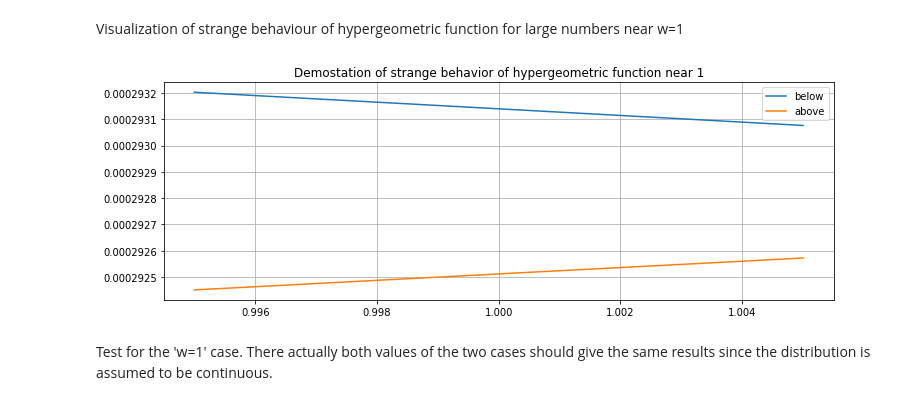
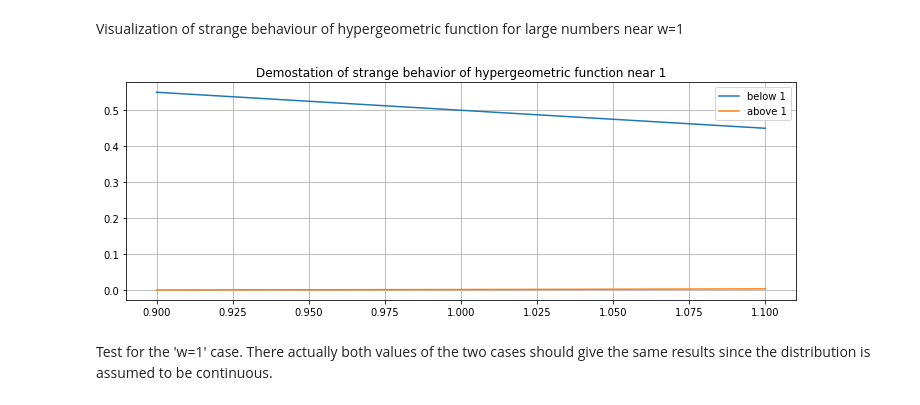
Before and after one commit to jsaffer/vetostudie, a Jupyter notebook: beta_ratio.ipynb, the cells around one changed output. Saved outputs shown, nothing was run; the diff lists cells and outputs as text; code cells hidden in the pictures.

```diff
--- a/beta_ratio.ipynb
+++ b/beta_ratio.ipynb
@@ -80,8 +71,8 @@ def asympt_gammaln(x):
 Function giving logarithm of binomial coefficient (a take b).
 # %%
 def binomln(a, b):
-    return asympt_gammaln(a+1) - asympt_gammaln(b+1) - asympt_gammaln(a-b+1)
-    #return sp.special.gammaln(a+1) - sp.special.gammaln(b+1) - sp.special.gammaln(a-b+1)
+    #return asympt_gammaln(a+1) - asympt_gammaln(b+1) - asympt_gammaln(a-b+1)
+    return sp.special.gammaln(a + 1) - sp.special.gammaln(b + 1) - sp.special.gammaln(a - b + 1)
 # %% [markdown]
 Function giving for a set of veto efficiencies ($\texttt{etas}$) and set of #veto hits ($\texttt{v}$) and # all hits ($\texttt{a}$) the beta distribution of $\eta$.
 # %%
@@ -96,6 +87,12 @@ ${}_2F_1(\alpha_1 + \alpha_2, 1-\beta_1; \alpha_1 + \alpha_2 + \beta_2; w) = \su
 ${}_2F_1(\alpha_1 + \alpha_2, 1-\beta_2; \alpha_1 + \alpha_2 + \beta_1; \frac{1}{w}) = \sum_{n=0}^{\beta_2-1}(-1)^n \begin{pmatrix} \beta_2-1 \\ n\end{pmatrix} \frac{(\alpha_1+\alpha_2+n-1)!\cdot(\alpha_1+\alpha_2+\beta_1-1)!}{(\alpha_1+\alpha_2+\beta_1+n-1)!\cdot(\alpha_1+\alpha_2-1)!} \left(\frac{1}{w}\right)^n$ for $w\geq1$
 
 The results for even and odd $n$ are stored separated and substracted in the end each. For purpose of further implementation define the $\log({_2F_1})$.
+# %%
+bb = 0
+
+for nn in range(int(bb)):
+    ln_resu = binomln(bb-1, nn)
+    print(ln_resu)
 # %%
 def log_hyper_2_F_1_below_1(a1, a2, b1, b2, w):
     ln_results_even = []
@@ -141,24 +144,24 @@ def log_hyper_2_F_1_above_1(a1, a2, b1, b2, w):
 # %% [markdown]
 Visualization of strange behaviour of hypergeometric function for large numbers near w=1
 # %%
-iu = np.linspace(0.995, 1.005, 1001)
-a1 = 24
-a2 = 23
-b1 = 26
-b2 = 27
+iu = np.linspace(0.9, 1.1, 101)
+a1 = 4
+a2 = 3
+b1 = 2
+b2 = 7
 piub = [np.exp(log_hyper_2_F_1_below_1(a1, a2, b1, b2, viu)) for viu in iu]
 piua = [np.exp(log_hyper_2_F_1_above_1(a1, a2, b1, b2, viu)) for viu in iu]
 
 
 plt.rcParams['figure.figsize'] = (12, 4)
 plt.title('Demostation of strange behavior of hypergeometric function near 1')
-plt.plot(iu, piub, label = 'below')
-plt.plot(iu, piua, label = 'above')
+plt.plot(iu, piub, label = 'below 1')
+plt.plot(iu, piua, label = 'above 1')
 plt.legend()
 plt.grid('True')
 plt.show()
 # %% [output]
-[figure, old version]
+[figure, new version]
 # %% [markdown]
 Test for the 'w=1' case. There actually both values of the two cases should give the same results since the distribution is assumed to be continuous.
 # %%
```
Also changed, not shown: parts of 13 cells of this notebook.
